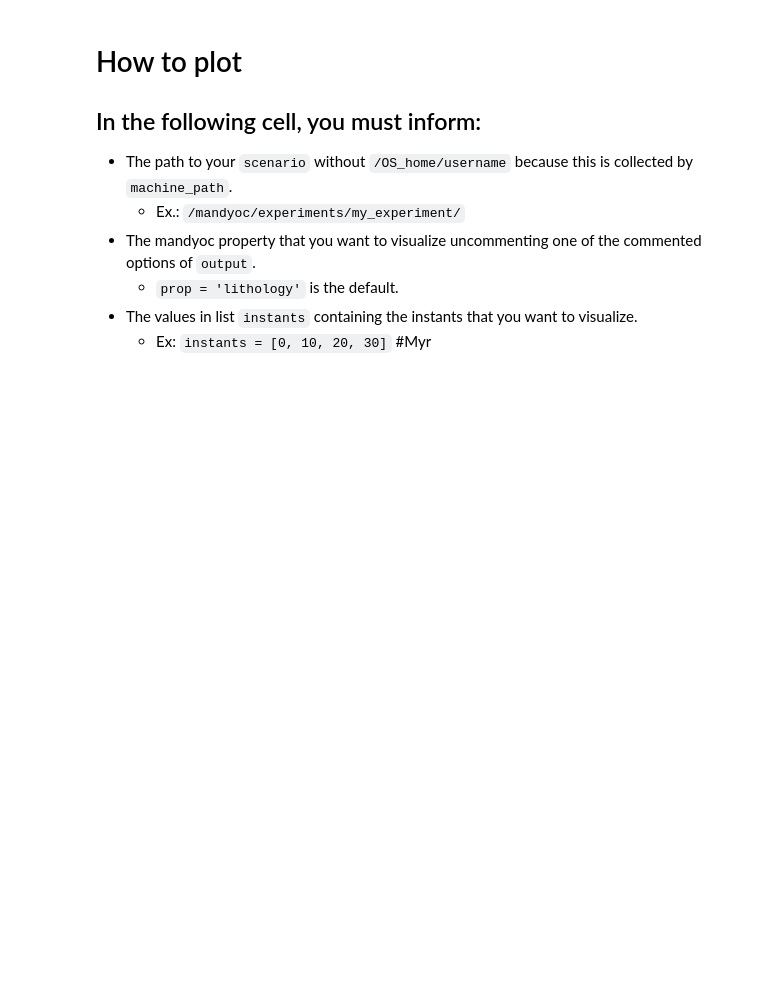
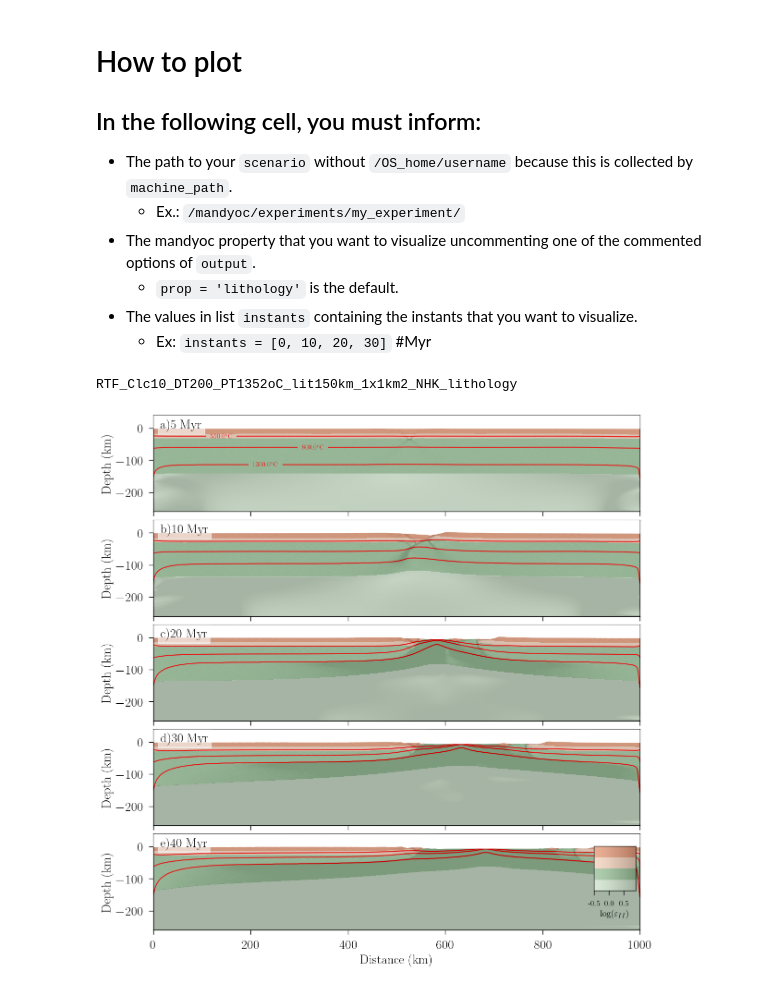
Before and after one commit to jamisonassuncao/mandyoc-scripts, a Jupyter notebook: plot_properties.ipynb, the cells around one changed output. Cells and saved outputs as stored; diff of their text form; code cells hidden in the pictures; blank space fills up the shorter version.

Commit message:
just plot

```diff
--- a/plot_properties.ipynb
+++ b/plot_properties.ipynb
@@ -355,6 +355,7 @@ def plot_instants(ax, datasets, dataset, prop, instant, instants, letter=''):
                      cmap = 'Greys',
                      origin = 'lower',
                      extent = (0, Lx / 1.0E3, -Lz / 1.0E3 + 40,0 + 40),
+#                      extent = (300, 1100, -300, 40),
                      zorder = 50,
                      alpha = 0.2, vmin=-0.5,
                      vmax = 0.7,
@@ -437,6 +438,9 @@ def plot_instants(ax, datasets, dataset, prop, instant, instants, letter=''):
 
         ax.set_xlim(xlims)
         ax.set_ylim(ylims)
+#         ax.set_xlim([300, 1100])
+#         ax.set_ylim([-300+40, 40])
+        ax.set_yticks([-200, -100, 0])
         if(instant == instants[-1]):
             ax.set_xlabel("Distance (km)", fontsize = label_size)
         ax.set_ylabel("Depth (km)", fontsize = label_size)
@@ -464,6 +468,7 @@ def plot_instants(ax, datasets, dataset, prop, instant, instants, letter=''):
         ax.grid('-k', alpha=0.7)
         ax.set_xlim(xlims)
         ax.set_ylim(ylims)
+
         yticks = np.arange(ylims[0], ylims[1], 1)
         ax.set_yticks(yticks)
         if(instant == instants[-1]):
@@ -484,10 +489,10 @@ def plot_instants(ax, datasets, dataset, prop, instant, instants, letter=''):
 output = [#Properties from mandyoc. Comment/uncomment to select witch one you would like to plot
 #              'density',
 #              'radiogenic_heat',
-#              'lithology',
+             'lithology',
 #              'pressure',
 #              'strain',
-             'strain_rate',
+#              'strain_rate',
 #              'temperature',
 #              'temperature_anomaly',
 #              'surface',
@@ -498,17 +503,36 @@ prop = output[0]
 
 #Set scenario path
 
+#RFT
 # scenario = '/Doutorado/cenarios/mandyoc/rifting/lit80km/DT290_PT1350oC/1x1km2/NHK/RFT_Clc1_DT290_PT1350oC_lit80km_1x1km2_NHK'
 # scenario = '/Doutorado/cenarios/mandyoc/rifting/lit80km/DT290_PT1350oC/1x1km2/NHK/RFT_Clc10_DT290_PT1350oC_lit80km_1x1km2_NHK'
 
 # scenario = '/Doutorado/cenarios/mandyoc/rifting/lit150km/DT200_PT1352oC/1x1km2/NHK/RTF_Clc1_DT200_PT1352oC_lit150km_1x1km2_NHK'
-# scenario = '/Doutorado/cenarios/mandyoc/rifting/lit150km/DT200_PT1352oC/1x1km2/NHK/RTF_Clc10_DT200_PT1352oC_lit150km_1x1km2_NHK'
+scenario = '/Doutorado/cenarios/mandyoc/rifting/lit150km/DT200_PT1352oC/1x1km2/NHK/RTF_Clc10_DT200_PT1352oC_lit150km_1x1km2_NHK'
 
 # scenario = '/Doutorado/cenarios/mandyoc/rifting/lit80km/DT350_PT1397oC/1x1km2/NHK/Clc1_DT350_PT1397oC_lit80km_1x1km2_NHK'
 # scenario = '/Doutorado/cenarios/mandyoc/rifting/lit80km/DT350_PT1397oC/1x1km2/NHK/Clc10_DT350_PT1397oC_lit80km_1x1km2_NHK'
 
 # scenario = '/Doutorado/cenarios/mandyoc/rifting/lit150km/DT350_PT1460oC/1x1km2/NHK/Clc1_DT350_PT1460oC_lit150km_1x1km2_NHK'
-scenario = '/Doutorado/cenarios/mandyoc/rifting/lit150km/DT350_PT1460oC/1x1km2/NHK/Clc10_DT350_PT1460oC_lit150km_1x1km2_NHK'
+# scenario = '/Doutorado/cenarios/mandyoc/rifting/lit150km/DT350_PT1460oC/1x1km2/NHK/Clc10_DT350_PT1460oC_lit150km_1x1km2_NHK'
+
+
+
+#ACC
+# scenario = '/Doutorado/cenarios/mandyoc/accordion/Acc_TBC_interp_mean/DT290_PT1349oC/Sim001_rheol19_acc_DT290_PT1349oC_TBC_mean' #lit80km
+# scenario = '/Doutorado/cenarios/mandyoc/accordion/Acc_TBC_interp_mean/DT290_PT1349oC/Sim002_rheol19_acc_DT290_PT1349oC_TBC_mean' #lit80km
+
+# scenario = '/Doutorado/cenarios/mandyoc/accordion/Acc_TBC_interp_mean/mean_temp_litho/lit150km/DT200_PT1352oC/Sim001_rheol19_acc_DT200_PT1352oC_TBC_mean_lit150km' #lit150km
+# scenario = '/Doutorado/cenarios/mandyoc/accordion/Acc_TBC_interp_mean/mean_temp_litho/lit150km/DT200_PT1352oC/Sim002_rheol19_acc_DT200_PT1352oC_TBC_mean_lit150km' #lit150km
+
+# scenario = '/Doutorado/cenarios/mandyoc/accordion/Acc_TBC_interp_mean/DT200_PT1291oC/Sim001_rheol19_acc_DT200_PT1291oC_TBC_mean' #lit80km
+# scenario = '/Doutorado/cenarios/mandyoc/accordion/Acc_TBC_interp_mean/mean_temp_litho/lit80km/DT400_PT1437oC/Sim001_rheol19_acc_DT400_PT1437oC_TBC_mean_lit80km'#lit80km
+# scenario = '/Doutorado/cenarios/mandyoc/accordion/Acc_TBC_interp_mean/DT200_PT1291oC/Sim002_rheol19_acc_DT200_PT1291oC_TBC_mean' #lit80km
+# scenario = '/Doutorado/cenarios/mandyoc/accordion/Acc_TBC_interp_mean/mean_temp_litho/lit80km/DT400_PT1437oC/Sim002_rheol19_acc_DT400_PT1437oC_TBC_mean_lit80km' #lit80km
+# scenario = '/Doutorado/cenarios/mandyoc/accordion/Acc_TBC_interp_mean/mean_temp_litho/lit150km/DT290_PT1420oC/Sim001_rheol19_acc_DT290_PT1420oC_TBC_mean_lit150km' #lit150km
+# scenario = '/Doutorado/cenarios/mandyoc/accordion/Acc_TBC_interp_mean/mean_temp_litho/lit150km/DT350_PT1460oC/Sim001_rheol19_acc_DT350_PT1460oC_TBC_mean_lit150km' #lit150km
+# scenario = '/Doutorado/cenarios/mandyoc/accordion/Acc_TBC_interp_mean/mean_temp_litho/lit150km/DT290_PT1420oC/Sim002_rheol19_acc_DT290_PT1420oC_TBC_mean_lit150km' #lit150km
+# scenario = '/Doutorado/cenarios/mandyoc/accordion/Acc_TBC_interp_mean/mean_temp_litho/lit150km/DT350_PT1460oC/Sim002_rheol19_acc_DT350_PT1460oC_TBC_mean_lit150km' #lit150km
 
 model_path = machine_path + scenario
 
@@ -517,7 +541,8 @@ datasets = xr.open_dataset(f"{model_path}/data.nc")
 
 #Set instants
 
-instants = [5, 30, 60, 90]
+# instants = [5, 30, 60, 90]
+instants = [5, 10, 20, 30, 40]
 
 ################################################################################################################################
 
@@ -536,32 +561,35 @@ else:
 
 alphabet = list(string.ascii_lowercase)
 letters = alphabet[0: len(instants)]
 
 if(len(instants) > 1):
     for instant, letter, ax in zip(instants, letters, axs):
         idx = find_nearest(datasets.time, instant)
         dataset = datasets.isel(time=idx)
         plot_instants(ax, datasets, dataset, prop, instant, instants, letter)
 else:
     instant = instants[0]
     idx = find_nearest(datasets.time, instant)
     dataset = datasets.isel(time=idx)
     plot_instants(axs, datasets, dataset, prop, instant, instants)
 
 ################################################################################################################################
 
 # #Saving figure
 savefig = True
 # savefig = False
 
 if(savefig == True):
     figname = f"{scenario.split('/')[-1]}_{prop}"
     print(figname)
 
     # #This will save inside the notebook directory
     fig.savefig(f"out/{figname}.pdf", dpi=400)
     fig.savefig(f"out/{figname}.png", dpi=400)
 
     # #This will save inside the experiment directory
-    fig.savefig(f"{model_path}/{figname}.pdf", dpi=400)
-    fig.savefig(f"{model_path}/{figname}.png", dpi=400)
+#     fig.savefig(f"{model_path}/{figname}.pdf", dpi=400)
+#     fig.savefig(f"{model_path}/{figname}.png", dpi=400)
+# %% [output]
+RTF_Clc10_DT200_PT1352oC_lit150km_1x1km2_NHK_lithology
+[figure, added]
```
Also changed, not shown: 16 other files.
